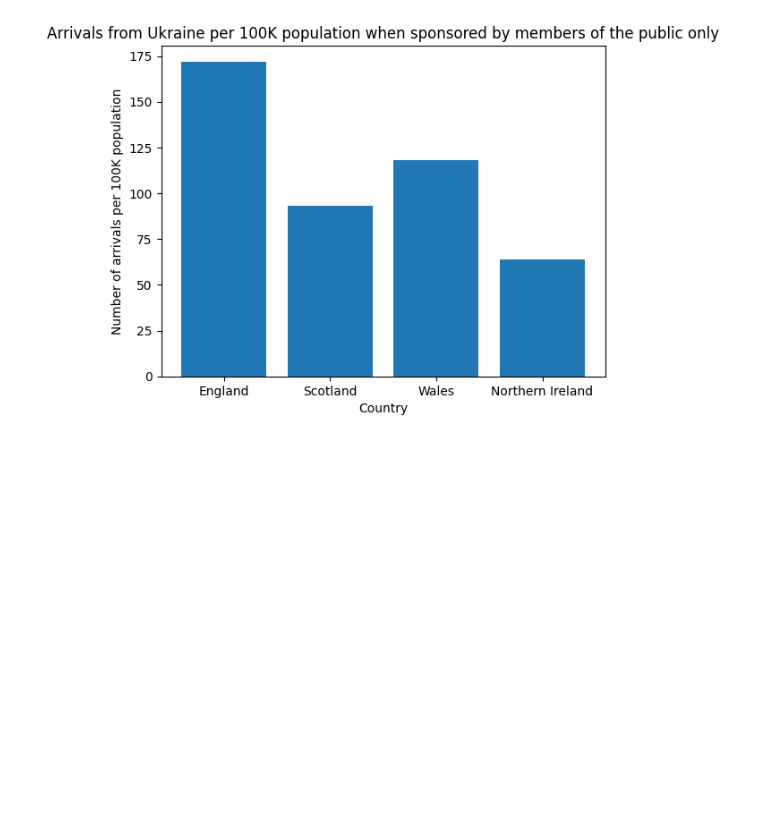
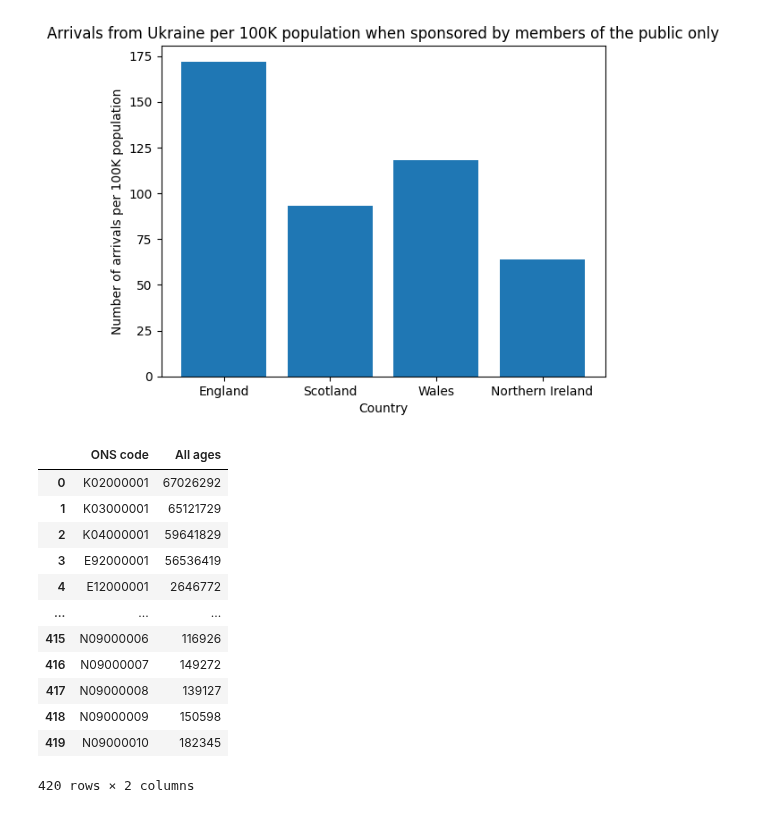
Before and after one commit to yuliiabosher/Python-with-Data-course, a Jupyter notebook: Worksheets/Data_Exploration_project.ipynb, the cells around one changed output. Drawn from its saved outputs; the diff is of its cells as text; code cells hidden in the pictures; blank space fills up the shorter version.

```diff
--- a/Worksheets/Data_Exploration_project.ipynb
+++ b/Worksheets/Data_Exploration_project.ipynb
@@ -274,3 +282,22 @@ plt.ylabel('Number of arrivals per 100K population')
 # %% [output]
 Text(0, 0.5, 'Number of arrivals per 100K population')
 [figure]
+# %%
+county_population = pd.read_excel('https://github.com/yuliiabosher/Python-with-Data-course/raw/main/ukpopestimatesmid2021on2021geographyfinal.xls', sheet_name = 'MYE2 - Persons', skiprows=7)
+county_df = county_population[['Code', 'All ages']]
+county_df = county_df.rename(columns={'Code': 'ONS code'})
+county_df
+# %% [output]
+|  | ONS code | All ages |
+| 0 | K02000001 | 67026292 |
+| 1 | K03000001 | 65121729 |
+| 2 | K04000001 | 59641829 |
+| 3 | E92000001 | 56536419 |
+| 4 | E12000001 | 2646772 |
+| ... | ... | ... |
+| 415 | N09000006 | 116926 |
+| 416 | N09000007 | 149272 |
+| 417 | N09000008 | 139127 |
+| 418 | N09000009 | 150598 |
+| 419 | N09000010 | 182345 |
+420 rows × 2 columns
```
Also changed, not shown: parts of 2 cells of this notebook.
